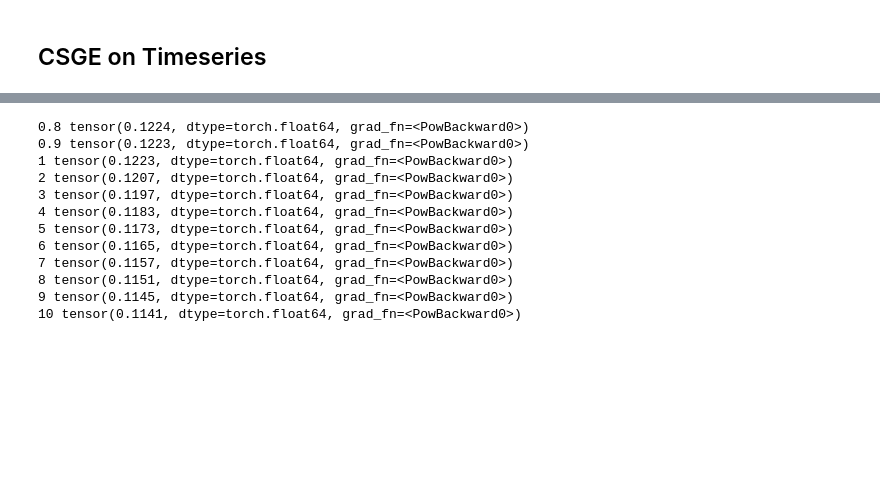
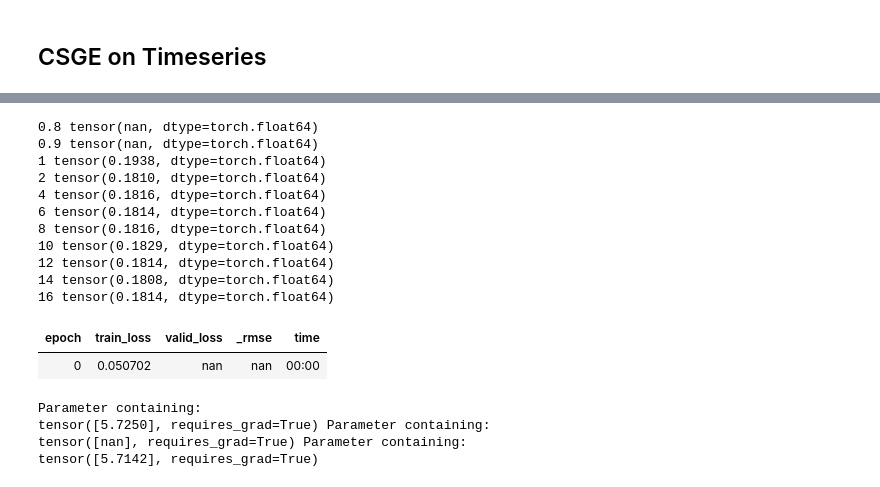
Before and after one commit to scribbler00/fastrenewables, a Jupyter notebook: nbs/15_ensemble_models.ipynb, the cells around one changed output, grey strips where cells are left out. Drawn from its saved outputs; the diff is of its cells as text; code cells hidden in the pictures; blank space fills up the shorter version.

Commit message:
refactore csge

```diff
--- a/nbs/15_ensemble_models.ipynb
+++ b/nbs/15_ensemble_models.ipynb
@@ -541,6 +549,7 @@ def _unflatten_to_ts(x, ts_length, n_features):
     return x
 # %%
 # export
+# hide
 def create_error_matrix(targets, preds, error_function=squared_error):
     """
         N=#samples, k=#ensembles, t=forecast horizon
@@ -569,8 +578,5 @@ def create_error_matrix(targets, preds, error_function=squared_error):
     if error_function == squared_error:
         error_matrix = error_matrix**0.5
 
-    if not isinstance(error_matrix, np.ndarray):
-        error_matrix = to_np(error_matrix)
-
     return error_matrix
 # %%
@@ -595,12 +602,14 @@ yhat = np.random.random((N,k))
 test_eq(create_error_matrix(targets, yhat).shape, (N,k,t))
 # %%
 # export
+# hide
 def get_global_weight(error_matrix, eta=1):
     """expected to be of shape n_samples x n_ensembles x forecast_horizon """
-    # average accross all forecast horizon and samples
-    # either via error_matrix.mean(0).mean(1) or error_matrix.mean(2).mean(0)
 
     global_weight =  error_matrix.mean(0).mean(1)
 
+    global_weight = Variable(global_weight)
+    global_weight.requires_grad = True
+
     return soft_gating(global_weight.reshape(-1,1), eta)
 # %%
@@ -1142,12 +1139,15 @@ tensor(0.1250)
 # %%
-for eta in [0.8,0.9,1,2,3,4,5,6,7,8,9,10]:
+for eta in [0.8,0.9,1,2,4,6,8,10,12,16]:
     csge_model = CSGE(source_models=[target_learner0.model, target_learner1.model],
-                     eta_global=eta, eta_local=eta, eta_time=-10,
+                     eta_global=eta, eta_local=eta, eta_time=eta,
+                      n_hidden=50,
+                      use_elm=True,
                       is_timeseries_data=True, is_timeseries_model=True,
                       ts_length=24)
 
-    csge_model.fit(dls_target, ds_idx=1)
+    csge_model.fit(dls_target, ds_idx=0)
 
     yhat, target = csge_model.predict(dls_target, ds_idx=1)
+#     target, yhat = filter_preds(target.ravel(), yhat.ravel())
     print(eta, ((targets.ravel()-yhat.ravel())**2).mean()**0.5)
 # %% [output]
@@ -1166,24 +1164,48 @@ for eta in [0.8,0.9,1,2,3,4,5,6,7,8,9,10]:
 # %%
-for eta in [0.8,0.9,1,2,3,4,5,6,7,8,9,10]:
+for eta in [0.8,0.9,1,2,4,6,8,10,12,14,16]:
     csge_model = CSGE(source_models=[learn_source0.model, learn_source1.model],
-                     eta_global=eta, eta_local=eta, eta_time=-10,
+                     eta_global=eta, eta_local=eta, eta_time=eta,
+                      n_hidden=50,
+                      use_elm=True,
                       is_timeseries_data=True, is_timeseries_model=True,
                       ts_length=24)
 
-    csge_model.fit(dls_target, ds_idx=1)
+    csge_model.fit(dls_target, ds_idx=0)
 
     yhat, targets = csge_model.predict(dls_target, ds_idx=1)
+#     target, yhat = filter_preds(target.ravel(), yhat.ravel())
     print(eta, ((targets.ravel()-yhat.ravel())**2).mean()**0.5)
 # %% [output]
-0.8 tensor(0.1224, dtype=torch.float64, grad_fn=<PowBackward0>)
-0.9 tensor(0.1223, dtype=torch.float64, grad_fn=<PowBackward0>)
-1 tensor(0.1223, dtype=torch.float64, grad_fn=<PowBackward0>)
-2 tensor(0.1207, dtype=torch.float64, grad_fn=<PowBackward0>)
-3 tensor(0.1197, dtype=torch.float64, grad_fn=<PowBackward0>)
-4 tensor(0.1183, dtype=torch.float64, grad_fn=<PowBackward0>)
-5 tensor(0.1173, dtype=torch.float64, grad_fn=<PowBackward0>)
-6 tensor(0.1165, dtype=torch.float64, grad_fn=<PowBackward0>)
-7 tensor(0.1157, dtype=torch.float64, grad_fn=<PowBackward0>)
-8 tensor(0.1151, dtype=torch.float64, grad_fn=<PowBackward0>)
-9 tensor(0.1145, dtype=torch.float64, grad_fn=<PowBackward0>)
-10 tensor(0.1141, dtype=torch.float64, grad_fn=<PowBackward0>)
+0.8 tensor(nan, dtype=torch.float64)
+0.9 tensor(nan, dtype=torch.float64)
+1 tensor(0.1938, dtype=torch.float64)
+2 tensor(0.1810, dtype=torch.float64)
+4 tensor(0.1816, dtype=torch.float64)
+6 tensor(0.1814, dtype=torch.float64)
+8 tensor(0.1816, dtype=torch.float64)
+10 tensor(0.1829, dtype=torch.float64)
+12 tensor(0.1814, dtype=torch.float64)
+14 tensor(0.1808, dtype=torch.float64)
+16 tensor(0.1814, dtype=torch.float64)
+# %%
+freeze(learn_source0.model)
+freeze(learn_source1.model)
+csge_model = CSGE(source_models=[learn_source0.model, learn_source1.model],
+                     eta_global=5, eta_local=5, eta_time=5,
+                      n_hidden=50,
+                      use_elm=False,
+                      is_timeseries_data=True, is_timeseries_model=True,
+                      ts_length=24)
+csge_model.fit(dls_target, ds_idx=0)
+
+csge_learner = RenewableTimeseriesLearner(dls_target, csge_model, metrics=rmse)
+
+csge_learner.fit(1, lr=0.9)
+print(csge_model.eta_global,csge_model.eta_local, csge_model.eta_time)
+# %% [output]
+| epoch | train_loss | valid_loss | _rmse | time |
+| 0 | 0.050702 | nan | nan | 00:00 |
+Parameter containing:
+tensor([5.7250], requires_grad=True) Parameter containing:
+tensor([nan], requires_grad=True) Parameter containing:
+tensor([5.7142], requires_grad=True)
```
Also changed, not shown: parts of 36 cells of this notebook, 4 other files.
